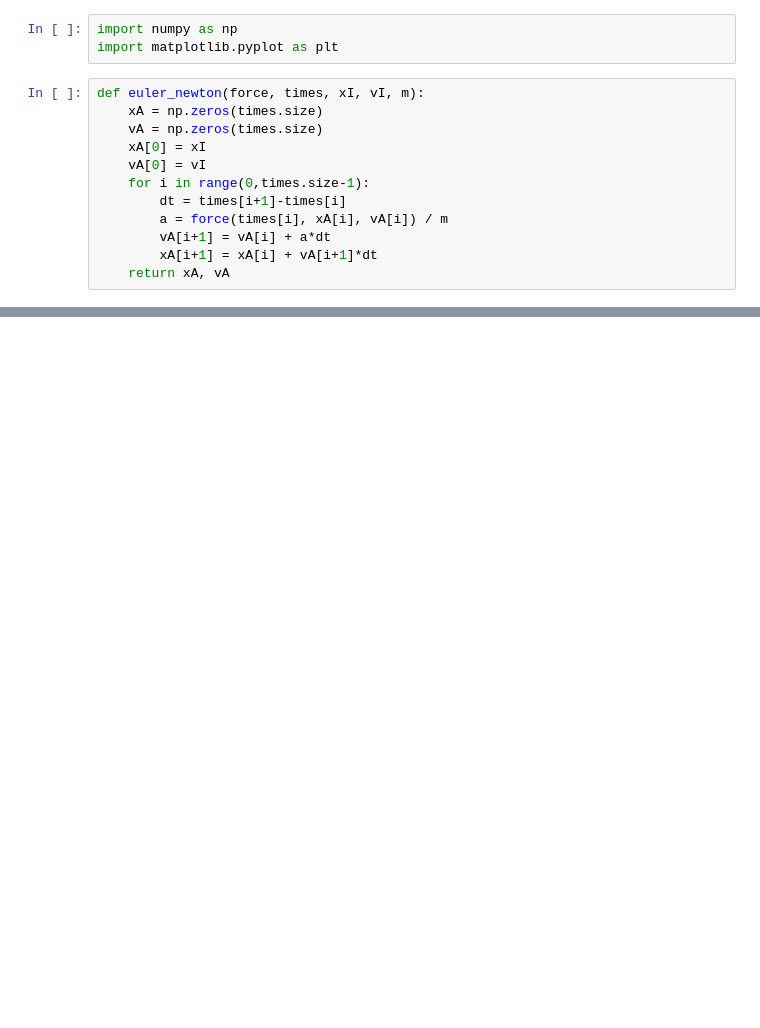
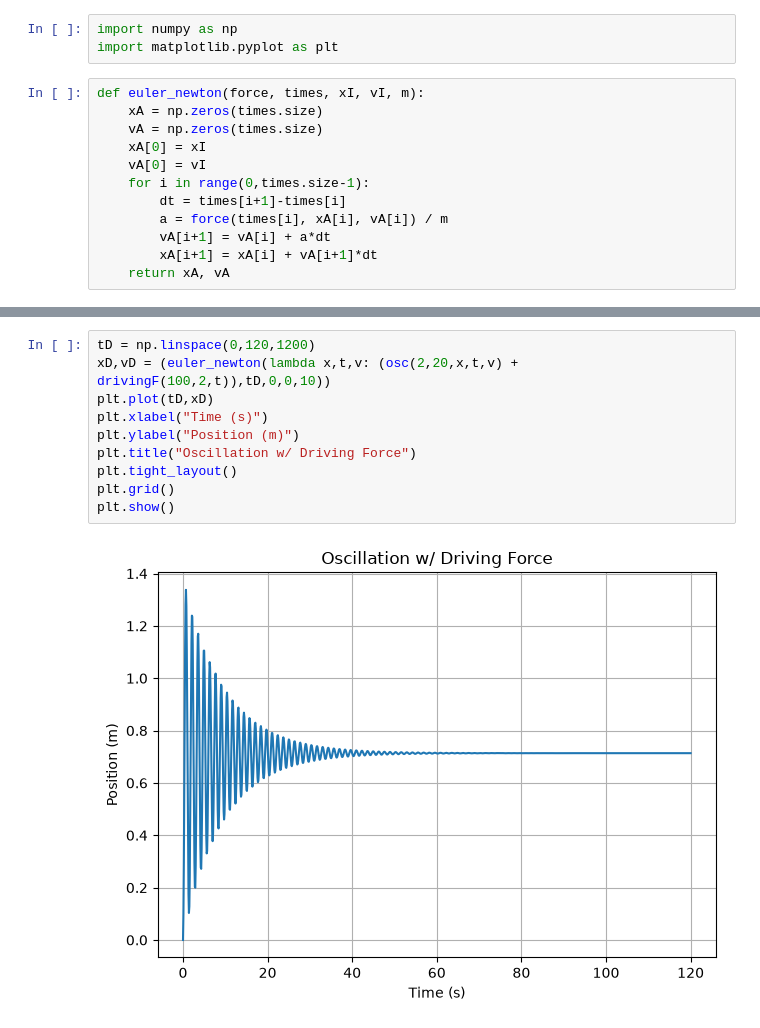
Before and after one commit to hugelinkfan15/PHY304-Labs, a Jupyter notebook: PHY304_Lab6.ipynb, the cells around one changed output, grey strips where cells are left out. Drawn from its saved outputs; the diff is of its cells as text; blank space fills up the shorter version.

```diff
--- a/PHY304_Lab6.ipynb
+++ b/PHY304_Lab6.ipynb
@@ -79,0 +96,12 @@ plt.show()
+# %%
+tD = np.linspace(0,120,1200)
+xD,vD = (euler_newton(lambda x,t,v: (osc(2,20,x,t,v) + drivingF(100,2,t)),tD,0,0,10))
+plt.plot(tD,xD)
+plt.xlabel("Time (s)")
+plt.ylabel("Position (m)")
+plt.title("Oscillation w/ Driving Force")
+plt.tight_layout()
+plt.grid()
+plt.show()
+# %% [output]
+[figure, added]
```
Also changed, not shown: parts of 16 cells of this notebook.
